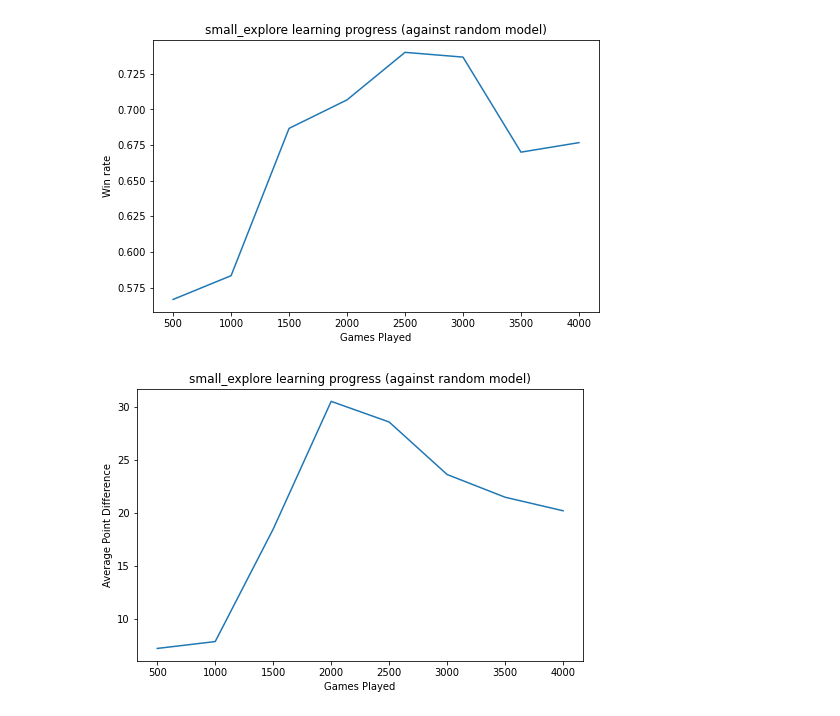
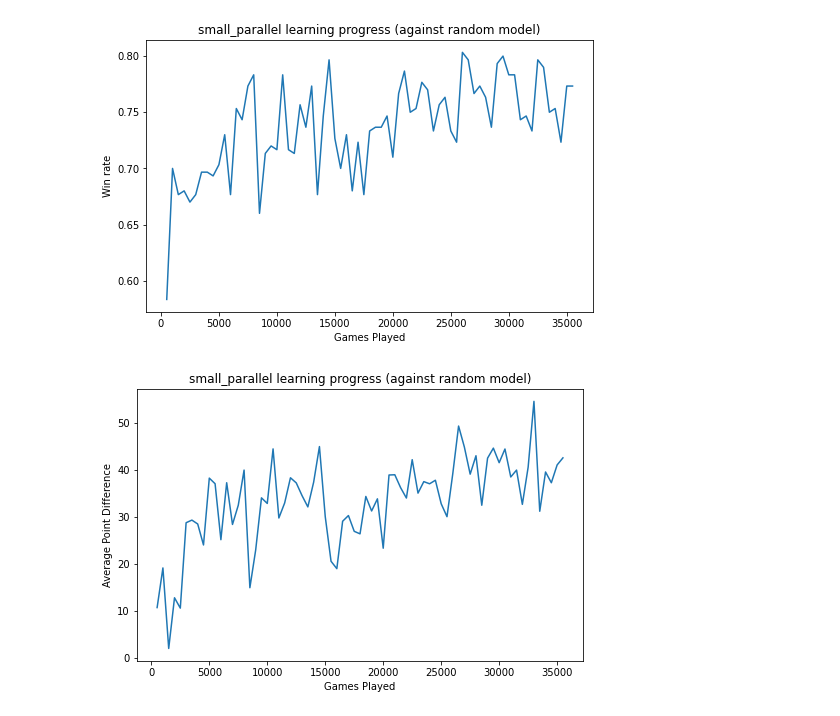
Before and after one commit to yanlai00/shengji_plus, a Jupyter notebook: analysis/plots.ipynb, the cells around one changed output. Drawn from its saved outputs; the diff is of its cells as text; code cells hidden in the pictures.

```diff
--- a/analysis/plots.ipynb
+++ b/analysis/plots.ipynb
@@ -37,6 +49,6 @@ graph_win_rate('small')
 # %%
-graph_win_rate('small_explore')
-graph_apd('small_explore')
+graph_win_rate('small_parallel')
+graph_apd('small_parallel')
 # %% [output]
-[figure, old version]
+[figure, new version]
-[figure, old version]
+[figure, new version]
```
Also changed, not shown: parts of 5 cells of this notebook, 13 other files.
